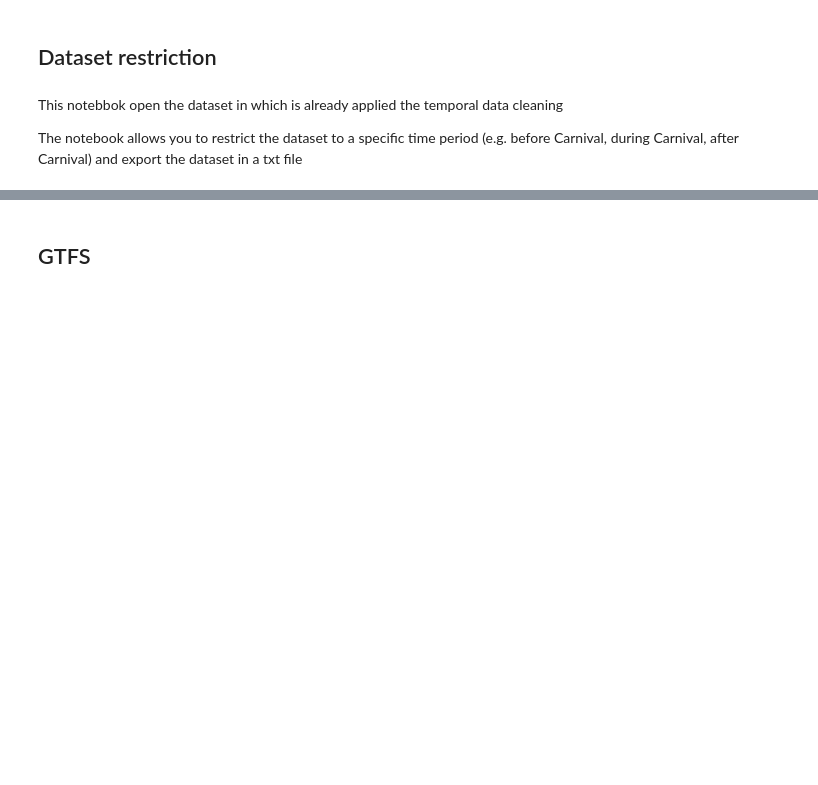
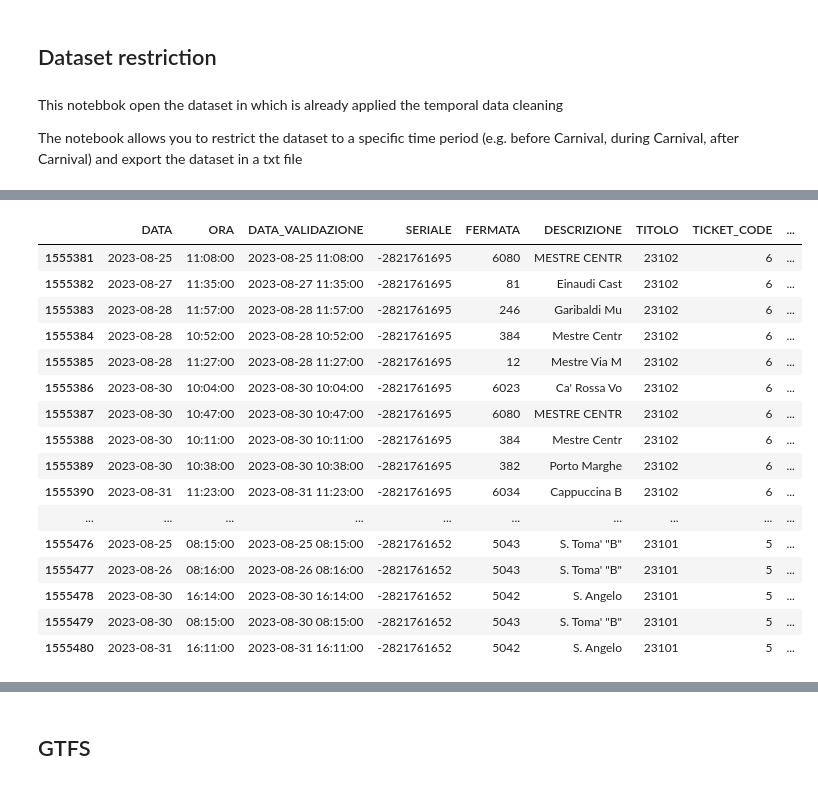
Before and after one commit to matteograzioso1/Tirocinio-Progetto-MASTER, a Jupyter notebook: Notebook 3 AUX GTFS.ipynb, the cells around one changed output, grey strips where cells are left out. Cells and saved outputs as stored; diff of their text form; code cells hidden in the pictures; blank space fills up the shorter version.

```diff
--- a/Notebook 3 AUX GTFS.ipynb
+++ b/Notebook 3 AUX GTFS.ipynb
@@ -85,0 +103,20 @@ df['DATA'] = pd.to_datetime(df['DATA'], format='%Y-%m-%d')
+# %%
+df.tail(100)
+# %% [output]
+|  | DATA | ORA | DATA_VALIDAZIONE | SERIALE | FERMATA | DESCRIZIONE | TITOLO | TICKET_CODE | ... |
+| 1555381 | 2023-08-25 | 11:08:00 | 2023-08-25 11:08:00 | -2821761695 | 6080 | MESTRE CENTR | 23102 | 6 | ... |
+| 1555382 | 2023-08-27 | 11:35:00 | 2023-08-27 11:35:00 | -2821761695 | 81 | Einaudi Cast | 23102 | 6 | ... |
+| 1555383 | 2023-08-28 | 11:57:00 | 2023-08-28 11:57:00 | -2821761695 | 246 | Garibaldi Mu | 23102 | 6 | ... |
+| 1555384 | 2023-08-28 | 10:52:00 | 2023-08-28 10:52:00 | -2821761695 | 384 | Mestre Centr | 23102 | 6 | ... |
+| 1555385 | 2023-08-28 | 11:27:00 | 2023-08-28 11:27:00 | -2821761695 | 12 | Mestre Via M | 23102 | 6 | ... |
+| 1555386 | 2023-08-30 | 10:04:00 | 2023-08-30 10:04:00 | -2821761695 | 6023 | Ca' Rossa Vo | 23102 | 6 | ... |
+| 1555387 | 2023-08-30 | 10:47:00 | 2023-08-30 10:47:00 | -2821761695 | 6080 | MESTRE CENTR | 23102 | 6 | ... |
+| 1555388 | 2023-08-30 | 10:11:00 | 2023-08-30 10:11:00 | -2821761695 | 384 | Mestre Centr | 23102 | 6 | ... |
+| 1555389 | 2023-08-30 | 10:38:00 | 2023-08-30 10:38:00 | -2821761695 | 382 | Porto Marghe | 23102 | 6 | ... |
+| 1555390 | 2023-08-31 | 11:23:00 | 2023-08-31 11:23:00 | -2821761695 | 6034 | Cappuccina B | 23102 | 6 | ... |
+| ... | ... | ... | ... | ... | ... | ... | ... | ... | ... |
+| 1555476 | 2023-08-25 | 08:15:00 | 2023-08-25 08:15:00 | -2821761652 | 5043 | S. Toma' "B" | 23101 | 5 | ... |
+| 1555477 | 2023-08-26 | 08:16:00 | 2023-08-26 08:16:00 | -2821761652 | 5043 | S. Toma' "B" | 23101 | 5 | ... |
+| 1555478 | 2023-08-30 | 16:14:00 | 2023-08-30 16:14:00 | -2821761652 | 5042 | S. Angelo | 23101 | 5 | ... |
+| 1555479 | 2023-08-30 | 08:15:00 | 2023-08-30 08:15:00 | -2821761652 | 5043 | S. Toma' "B" | 23101 | 5 | ... |
+| 1555480 | 2023-08-31 | 16:11:00 | 2023-08-31 16:11:00 | -2821761652 | 5042 | S. Angelo | 23101 | 5 | ... |
```
Also changed, not shown: parts of 4 cells of this notebook, 1 other file.
